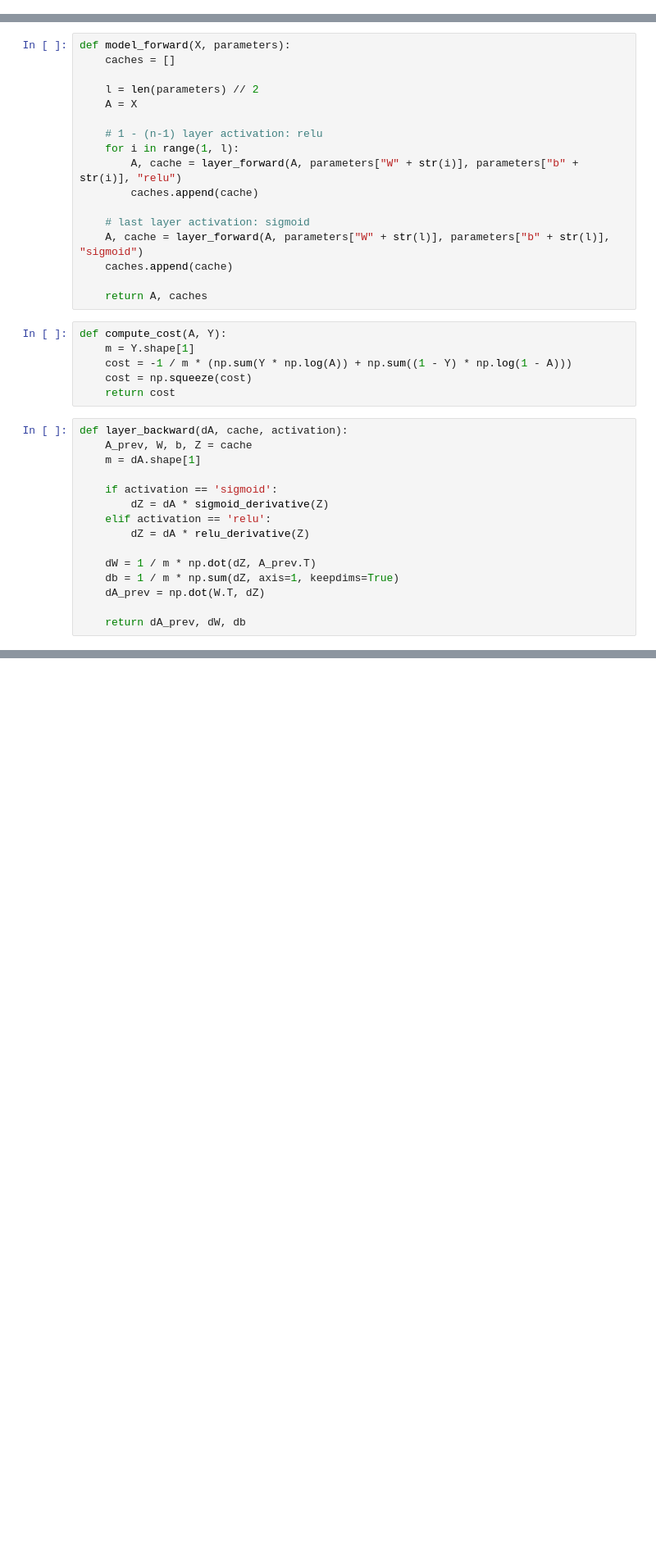
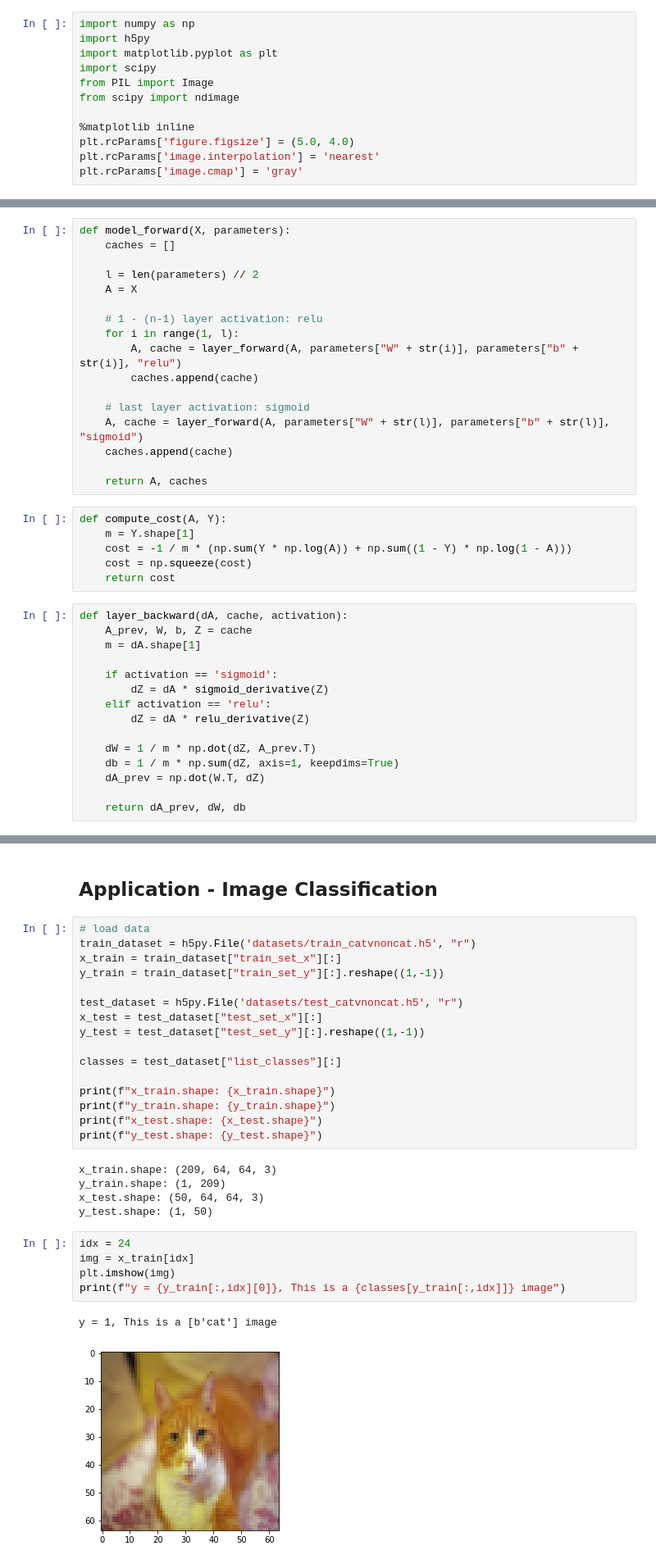
Before and after one commit to slowdh/deep-learning, a Jupyter notebook: deep-nn-from-scratch.ipynb, the cells around one changed output, grey strips where cells are left out. Shown at 82% size. Cells and saved outputs as stored; diff of their text form; blank space fills up the shorter version.

Commit message:
deep-nn-application
Shallow NN vs deep NN

```diff
--- a/deep-nn-from-scratch.ipynb
+++ b/deep-nn-from-scratch.ipynb
@@ -8,3 +3,15 @@ np.random.seed(1)
+# %%
+import numpy as np
+import h5py
+import matplotlib.pyplot as plt
+import scipy
+from PIL import Image
+from scipy import ndimage
+
+%matplotlib inline
+plt.rcParams['figure.figsize'] = (5.0, 4.0)
+plt.rcParams['image.interpolation'] = 'nearest'
+plt.rcParams['image.cmap'] = 'gray'
 # %%
 def sigmoid(x):
     a = 1 / (1 + np.exp(-x))
@@ -106,2 +114,33 @@ def update_parameters(parameters, grads, learning_rate):
 
     return parameters
+# %% [markdown]
+## Application - Image Classification
+# %%
+# load data
+train_dataset = h5py.File('datasets/train_catvnoncat.h5', "r")
+x_train = train_dataset["train_set_x"][:]
+y_train = train_dataset["train_set_y"][:].reshape((1,-1))
+
+test_dataset = h5py.File('datasets/test_catvnoncat.h5', "r")
+x_test = test_dataset["test_set_x"][:]
+y_test = test_dataset["test_set_y"][:].reshape((1,-1))
+
+classes = test_dataset["list_classes"][:]
+
+print(f"x_train.shape: {x_train.shape}")
+print(f"y_train.shape: {y_train.shape}")
+print(f"x_test.shape: {x_test.shape}")
+print(f"y_test.shape: {y_test.shape}")
+# %% [output]
+x_train.shape: (209, 64, 64, 3)
+y_train.shape: (1, 209)
+x_test.shape: (50, 64, 64, 3)
+y_test.shape: (1, 50)
+# %%
+idx = 24
+img = x_train[idx]
+plt.imshow(img)
+print(f"y = {y_train[:,idx][0]}, This is a {classes[y_train[:,idx]]} image")
+# %% [output]
+y = 1, This is a [b'cat'] image
+[figure, added]
```
Also changed, not shown: parts of 19 cells of this notebook.
